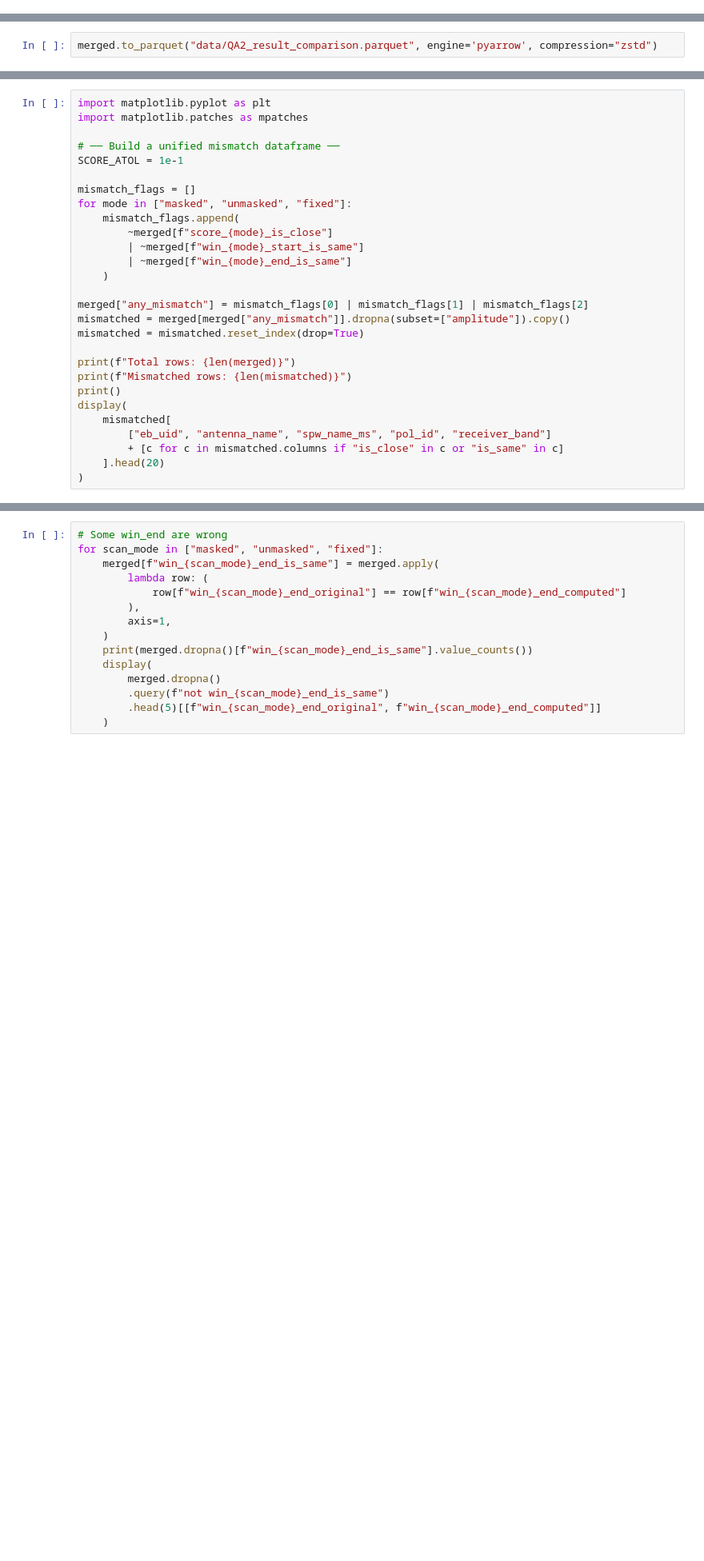
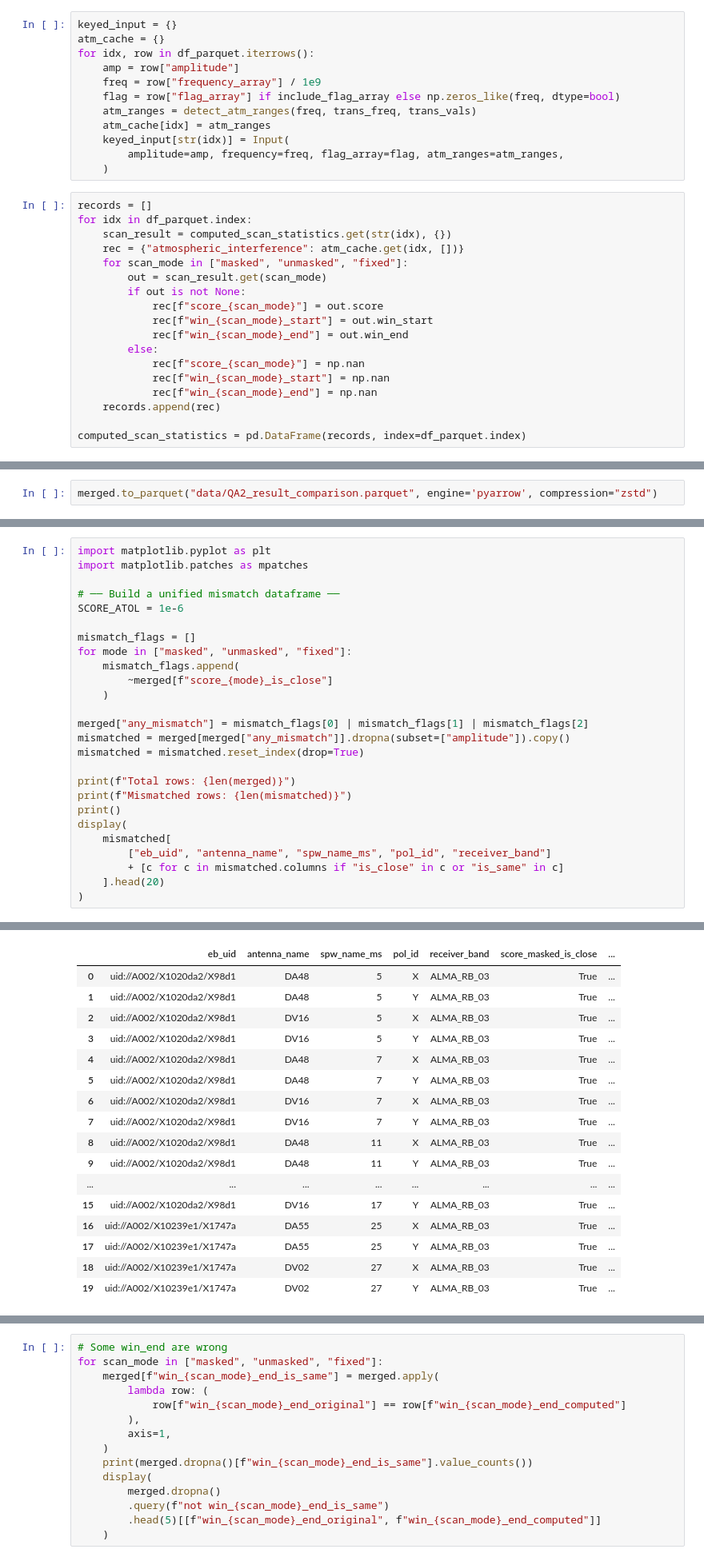
Before and after one commit to BeardyMan37/CosmicAI, a Jupyter notebook: pipeline_verification.ipynb, the cells around one changed output, grey strips where cells are left out. Shown at 80% size. Cells and saved outputs as stored; diff of their text form; blank space fills up the shorter version.

```diff
--- a/pipeline_verification.ipynb
+++ b/pipeline_verification.ipynb
@@ -86,3 +89,33 @@ computed_scan_statistics = df_parquet.apply(
+# %%
+keyed_input = {}
+atm_cache = {}
+for idx, row in df_parquet.iterrows():
+    amp = row["amplitude"]
+    freq = row["frequency_array"] / 1e9
+    flag = row["flag_array"] if include_flag_array else np.zeros_like(freq, dtype=bool)
+    atm_ranges = detect_atm_ranges(freq, trans_freq, trans_vals)
+    atm_cache[idx] = atm_ranges
+    keyed_input[str(idx)] = Input(
+        amplitude=amp, frequency=freq, flag_array=flag, atm_ranges=atm_ranges,
+    )
+# %%
+records = []
+for idx in df_parquet.index:
+    scan_result = computed_scan_statistics.get(str(idx), {})
+    rec = {"atmospheric_interference": atm_cache.get(idx, [])}
+    for scan_mode in ["masked", "unmasked", "fixed"]:
+        out = scan_result.get(scan_mode)
+        if out is not None:
+            rec[f"score_{scan_mode}"] = out.score
+            rec[f"win_{scan_mode}_start"] = out.win_start
+            rec[f"win_{scan_mode}_end"] = out.win_end
+        else:
+            rec[f"score_{scan_mode}"] = np.nan
+            rec[f"win_{scan_mode}_start"] = np.nan
+            rec[f"win_{scan_mode}_end"] = np.nan
+    records.append(rec)
+
+computed_scan_statistics = pd.DataFrame(records, index=df_parquet.index)
 # %%
 merged = df_parquet.merge(
     computed_scan_statistics,
@@ -118,14 +197,12 @@ import matplotlib.pyplot as plt
 import matplotlib.patches as mpatches
 
 # ── Build a unified mismatch dataframe ──
-SCORE_ATOL = 1e-1
+SCORE_ATOL = 1e-6
 
 mismatch_flags = []
 for mode in ["masked", "unmasked", "fixed"]:
     mismatch_flags.append(
         ~merged[f"score_{mode}_is_close"]
-        | ~merged[f"win_{mode}_start_is_same"]
-        | ~merged[f"win_{mode}_end_is_same"]
     )
 
 merged["any_mismatch"] = mismatch_flags[0] | mismatch_flags[1] | mismatch_flags[2]
@@ -141,3 +218,4 @@ display(
         + [c for c in mismatched.columns if "is_close" in c or "is_same" in c]
     ].head(20)
 )
+# %% [output]
@@ -144,3 +224,20 @@ display(
+|  | eb_uid | antenna_name | spw_name_ms | pol_id | receiver_band | score_masked_is_close | ... |
+| 0 | uid://A002/X1020da2/X98d1 | DA48 | 5 | X | ALMA_RB_03 | True | ... |
+| 1 | uid://A002/X1020da2/X98d1 | DA48 | 5 | Y | ALMA_RB_03 | True | ... |
+| 2 | uid://A002/X1020da2/X98d1 | DV16 | 5 | X | ALMA_RB_03 | True | ... |
+| 3 | uid://A002/X1020da2/X98d1 | DV16 | 5 | Y | ALMA_RB_03 | True | ... |
+| 4 | uid://A002/X1020da2/X98d1 | DA48 | 7 | X | ALMA_RB_03 | True | ... |
+| 5 | uid://A002/X1020da2/X98d1 | DA48 | 7 | Y | ALMA_RB_03 | True | ... |
+| 6 | uid://A002/X1020da2/X98d1 | DV16 | 7 | X | ALMA_RB_03 | True | ... |
+| 7 | uid://A002/X1020da2/X98d1 | DV16 | 7 | Y | ALMA_RB_03 | True | ... |
+| 8 | uid://A002/X1020da2/X98d1 | DA48 | 11 | X | ALMA_RB_03 | True | ... |
+| 9 | uid://A002/X1020da2/X98d1 | DA48 | 11 | Y | ALMA_RB_03 | True | ... |
+| ... | ... | ... | ... | ... | ... | ... | ... |
+| 15 | uid://A002/X1020da2/X98d1 | DV16 | 17 | Y | ALMA_RB_03 | True | ... |
+| 16 | uid://A002/X10239e1/X1747a | DA55 | 25 | X | ALMA_RB_03 | True | ... |
+| 17 | uid://A002/X10239e1/X1747a | DA55 | 25 | Y | ALMA_RB_03 | True | ... |
+| 18 | uid://A002/X10239e1/X1747a | DV02 | 27 | X | ALMA_RB_03 | True | ... |
+| 19 | uid://A002/X10239e1/X1747a | DV02 | 27 | Y | ALMA_RB_03 | True | ... |
 # %%
 def _contiguous_ranges(mask):
     """Yield (start, end) for contiguous True runs in a bool array."""
```
Also changed, not shown: parts of 3 cells of this notebook, 12 other files.
